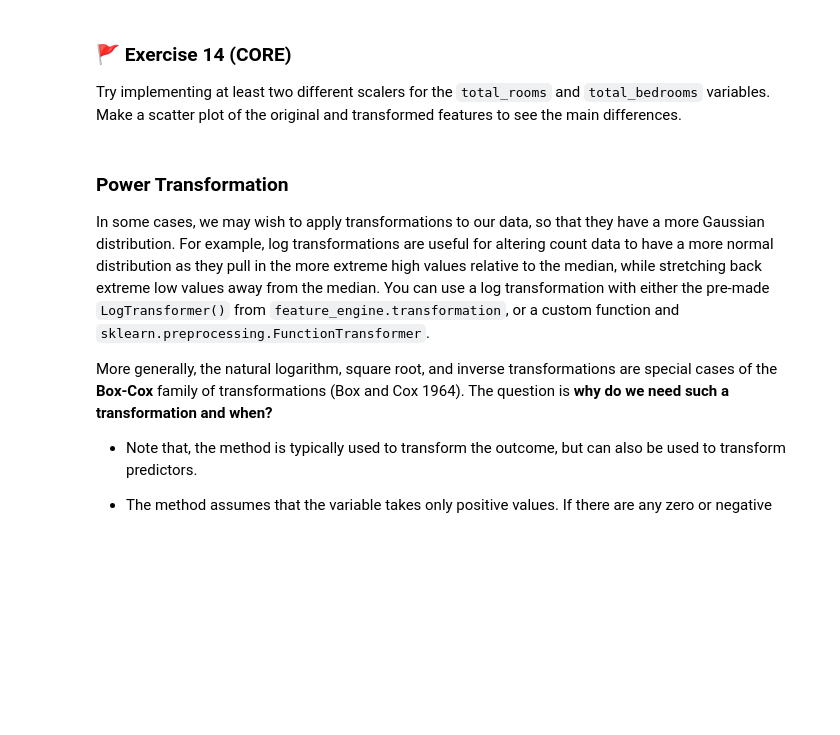
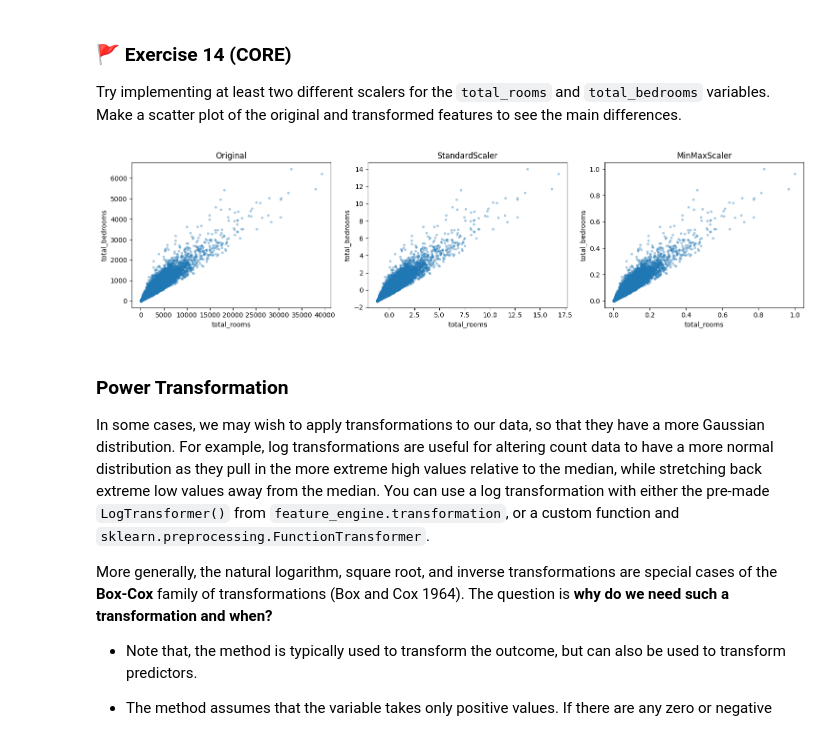
Before and after one commit to sone030813-glitch/MLP_2026, a Jupyter notebook: mlp_week01.ipynb, the cells around one changed output. Cells and saved outputs as stored; diff of their text form; code cells hidden in the pictures; blank space fills up the shorter version.

```diff
--- a/mlp_week01.ipynb
+++ b/mlp_week01.ipynb
@@ -626,6 +832,39 @@ There are various options in scikit learn for feature scaling, including:
 Try implementing at least two different scalers for the `total_rooms` and `total_bedrooms` variables. Make a scatter plot of the original and transformed features to see the main differences.
 # %%
 # Code for your answer here!
+import matplotlib.pyplot as plt
+from sklearn.preprocessing import StandardScaler, MinMaxScaler
+
+cols = ["total_rooms", "total_bedrooms"]
+X_raw = X[cols].copy()
+
+X_std = StandardScaler().fit_transform(X_raw)
+X_mm = MinMaxScaler().fit_transform(X_raw)
+
+fig, axes = plt.subplots(1, 3, figsize=(15, 4))
+
+axes[0].scatter(X_raw[cols[0]], X_raw[cols[1]], s=8, alpha=0.3)
+axes[0].set_title("Original")
+axes[0].set_xlabel(cols[0])
+axes[0].set_ylabel(cols[1])
+
+axes[1].scatter(X_std[:, 0], X_std[:, 1], s=8, alpha=0.3)
+axes[1].set_title("StandardScaler")
+axes[1].set_xlabel(cols[0])
+axes[1].set_ylabel(cols[1])
+
+axes[2].scatter(X_mm[:, 0], X_mm[:, 1], s=8, alpha=0.3)
+axes[2].set_title("MinMaxScaler")
+axes[2].set_xlabel(cols[0])
+axes[2].set_ylabel(cols[1])
+
+plt.tight_layout()
+plt.show()
+
+#StandardScarlar: every columns mean value = 0; variance = 1
+#MinMaxScalar:    every columns from 0 to 1
+# %% [output]
+[figure, added]
 # %% [markdown]
 
 ### Power Transformation
```
Also changed, not shown: parts of 22 cells of this notebook.
